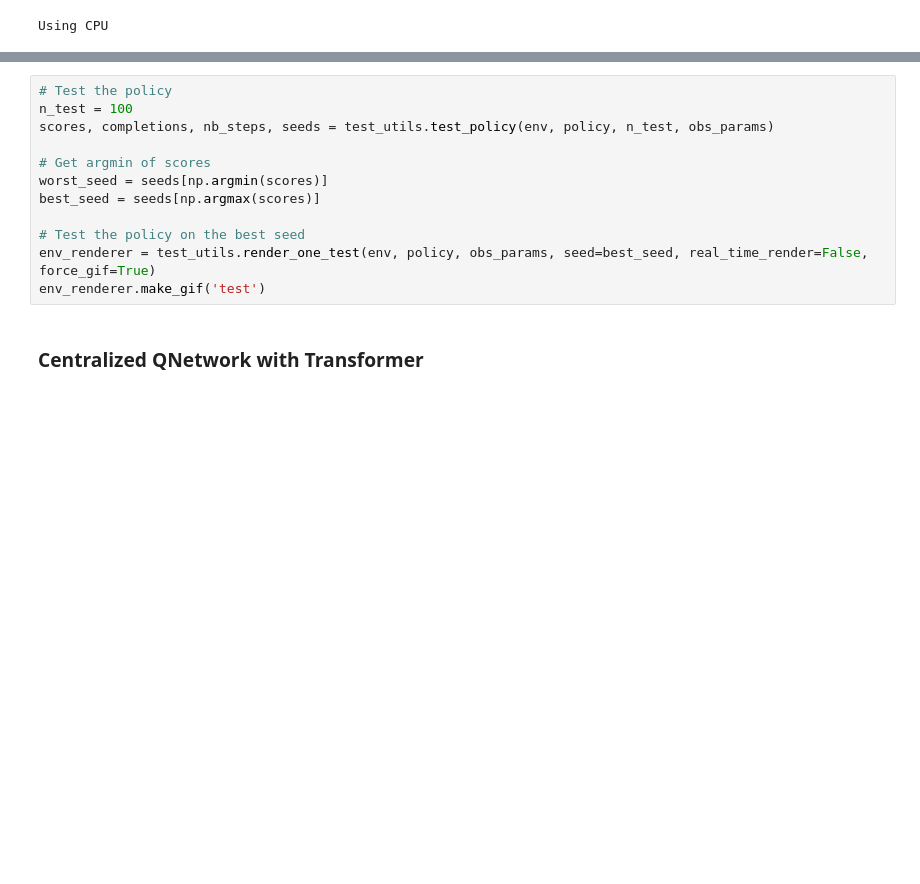
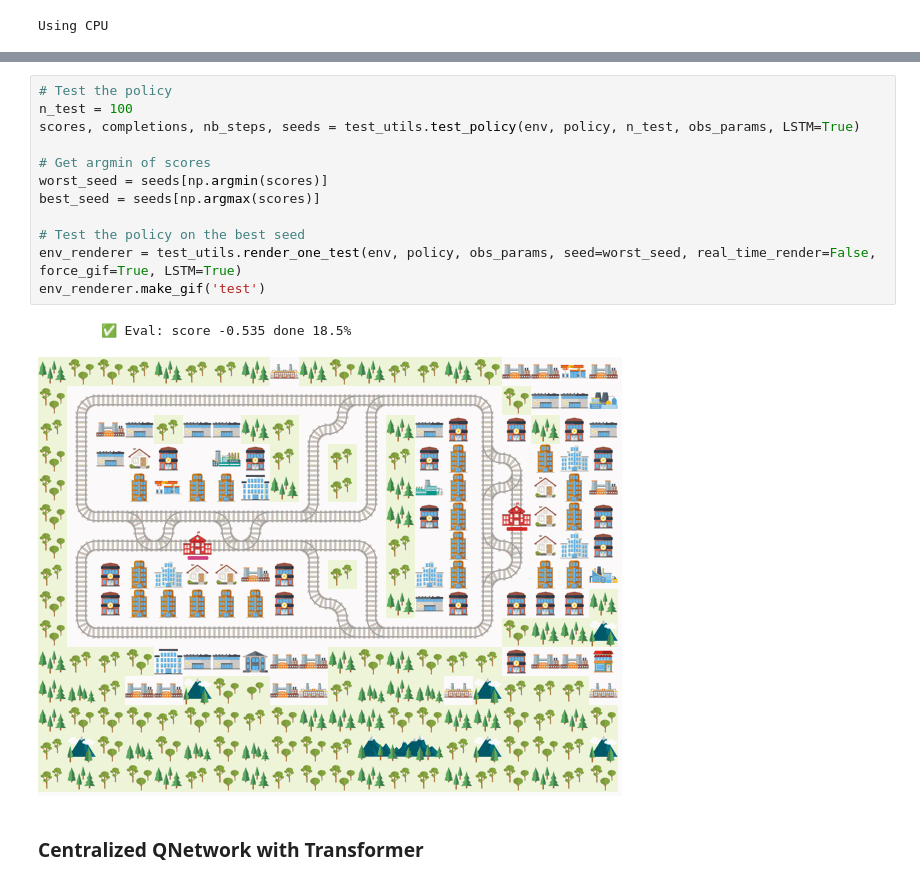
Before and after one commit to romain-dufly/FlatlandMultiagentRL, a Jupyter notebook: src/testing.ipynb, the cells around one changed output, grey strips where cells are left out. Drawn from its saved outputs; the diff is of its cells as text; blank space fills up the shorter version.

```diff
--- a/src/testing.ipynb
+++ b/src/testing.ipynb
@@ -427,15 +410,18 @@ KeyboardInterrupt:
 # %%
 # Test the policy
 n_test = 100
-scores, completions, nb_steps, seeds = test_utils.test_policy(env, policy, n_test, obs_params)
+scores, completions, nb_steps, seeds = test_utils.test_policy(env, policy, n_test, obs_params, LSTM=True)
 
 # Get argmin of scores
 worst_seed = seeds[np.argmin(scores)]
 best_seed = seeds[np.argmax(scores)]
 
 # Test the policy on the best seed
-env_renderer = test_utils.render_one_test(env, policy, obs_params, seed=best_seed, real_time_render=False, force_gif=True)
+env_renderer = test_utils.render_one_test(env, policy, obs_params, seed=worst_seed, real_time_render=False, force_gif=True, LSTM=True)
 env_renderer.make_gif('test')
+# %% [output]
+        ✅ Eval: score -0.535 done 18.5%
+[figure, added]
 # %% [markdown]
 ### Centralized QNetwork with Transformer
 # %%
```
Also changed, not shown: parts of 8 cells of this notebook, 2 other files.
